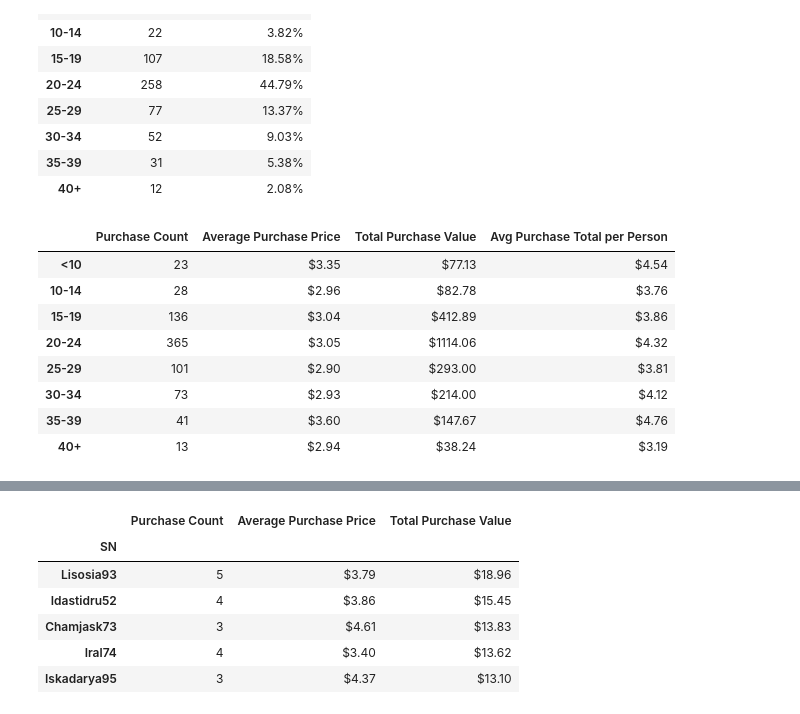
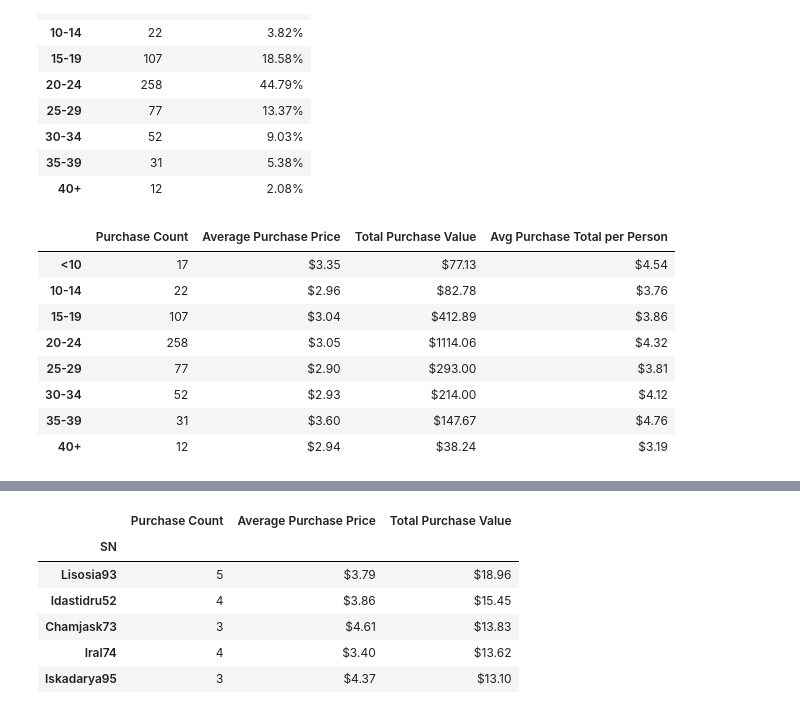
Before and after one commit to eliot1335/Heros-of-Pymoli--Pandas, a Jupyter notebook: HerosOfPymoli/HeroesOfPymoli.ipynb, the cells around one changed output, grey strips where cells are left out. Saved outputs shown, nothing was run; the diff lists cells and outputs as text; code cells hidden in the pictures.

Commit message:
correcting age_purchase_count variable

```diff
--- a/HerosOfPymoli/HeroesOfPymoli.ipynb
+++ b/HerosOfPymoli/HeroesOfPymoli.ipynb
@@ -117,8 +117,8 @@ purchasing_analysis_gender
 age_bins = [0, 9.9, 14.9, 19.9, 24.9, 29.9, 34.9, 39.9, 50]
 group_names = ["<10", "10-14", "15-19", "20-24", "25-29", "30-34", "35-39", "40+"]
 
-no_duplicate_SN[" "] = pd.cut(no_duplicate_SN["Age"], age_bins, labels=group_names, include_lowest=True) # Remember to use no duplicate
-age_purchase_count = no_duplicate_SN[" "].value_counts()
+no_duplicate_SN["Age Range"] = pd.cut(no_duplicate_SN["Age"], age_bins, labels=group_names, include_lowest=True) # Remember to use no duplicate
+age_purchase_count = no_duplicate_SN["Age Range"].value_counts()
 age_percentage = age_purchase_count / len(playerlist) * 100
 age_demographics = pd.DataFrame({"Total Count" : age_purchase_count, "Percentage of Players" : age_percentage})
 age_demographics["Percentage of Players"] = age_demographics["Percentage of Players"].map("{:.2f}%".format)
@@ -138,43 +138,45 @@ age_demographics.sort_index() # Need to figure why this works
 # Purchasing Analysis (Age)
 # Bin the purchase_data data frame by age
 # Run basic calculations to obtain purchase count, avg. purchase price, avg. purchase total per person etc. in the table below
 # Create a summary data frame to hold the results
 # Optional: give the displayed data cleaner formatting
 # Display the summary data frame
 
 age_bined_purchase_df = purchase_df.copy() # I don't want to mess with original data frame
-age_bined_purchase_df[" "] = pd.cut(age_bined_purchase_df["Age"], age_bins, labels=group_names, include_lowest=True)
+age_bined_purchase_df["Age Range"] = pd.cut(age_bined_purchase_df["Age"], age_bins, labels=group_names, include_lowest=True)
 
-age_analysis = age_bined_purchase_df.groupby([" "])
+age_analysis = age_bined_purchase_df.groupby(["Age Range"])
 
 
-age_purchase_count = age_bined_purchase_df[" "].value_counts() # Purchase Count
+# age_purchase_count = age_bined_purchase_df["Age Range"].value_counts() # Purchase Count
 total_purchase_by_age = age_analysis["Price"].sum() # Total Purchase Value
 age_average = age_analysis["Price"].mean() # Average Purchase Price
-unique_age_count = age_analysis["SN"].nunique() # Unique age count no duplicates
-averge_per_person_age = total_purchase_by_age / unique_age_count # Avg Total Purchase per Person
+averge_per_person_age = total_purchase_by_age / age_purchase_count # Avg Total Purchase per Person
+
+# unique_age_count = age_analysis["SN"].nunique() # Unique age count no duplicates
+# averge_per_person_age = total_purchase_by_age / unique_age_count # Avg Total Purchase per Person
 
 purchasing_analysis_age = pd.DataFrame({ "Purchase Count" : age_purchase_count,
                                          "Average Purchase Price" : age_average,
                                          "Total Purchase Value" : total_purchase_by_age,
                                          "Avg Purchase Total per Person" : averge_per_person_age
                                          })
 
 purchasing_analysis_age["Average Purchase Price"] = purchasing_analysis_age["Average Purchase Price"].map("${:.2f}".format)
 purchasing_analysis_age["Total Purchase Value"] = purchasing_analysis_age["Total Purchase Value"].map("${:.2f}".format)
 purchasing_analysis_age["Avg Purchase Total per Person"] = purchasing_analysis_age["Avg Purchase Total per Person"].map("${:.2f}".format)
 
 purchasing_analysis_age
 
 ### have to ask about unique_age_count and age_purchase_count
 ### why are these showing different value in different cells, that threw off my calculation
 # %% [output]
 |  | Purchase Count | Average Purchase Price | Total Purchase Value | Avg Purchase Total per Person |
-| <10 | 23 | $3.35 | $77.13 | $4.54 |
-| 10-14 | 28 | $2.96 | $82.78 | $3.76 |
-| 15-19 | 136 | $3.04 | $412.89 | $3.86 |
-| 20-24 | 365 | $3.05 | $1114.06 | $4.32 |
-| 25-29 | 101 | $2.90 | $293.00 | $3.81 |
-| 30-34 | 73 | $2.93 | $214.00 | $4.12 |
-| 35-39 | 41 | $3.60 | $147.67 | $4.76 |
-| 40+ | 13 | $2.94 | $38.24 | $3.19 |
+| <10 | 17 | $3.35 | $77.13 | $4.54 |
+| 10-14 | 22 | $2.96 | $82.78 | $3.76 |
+| 15-19 | 107 | $3.04 | $412.89 | $3.86 |
+| 20-24 | 258 | $3.05 | $1114.06 | $4.32 |
+| 25-29 | 77 | $2.90 | $293.00 | $3.81 |
+| 30-34 | 52 | $2.93 | $214.00 | $4.12 |
+| 35-39 | 31 | $3.60 | $147.67 | $4.76 |
+| 40+ | 12 | $2.94 | $38.24 | $3.19 |
```
Also changed, not shown: parts of 2 cells of this notebook.
